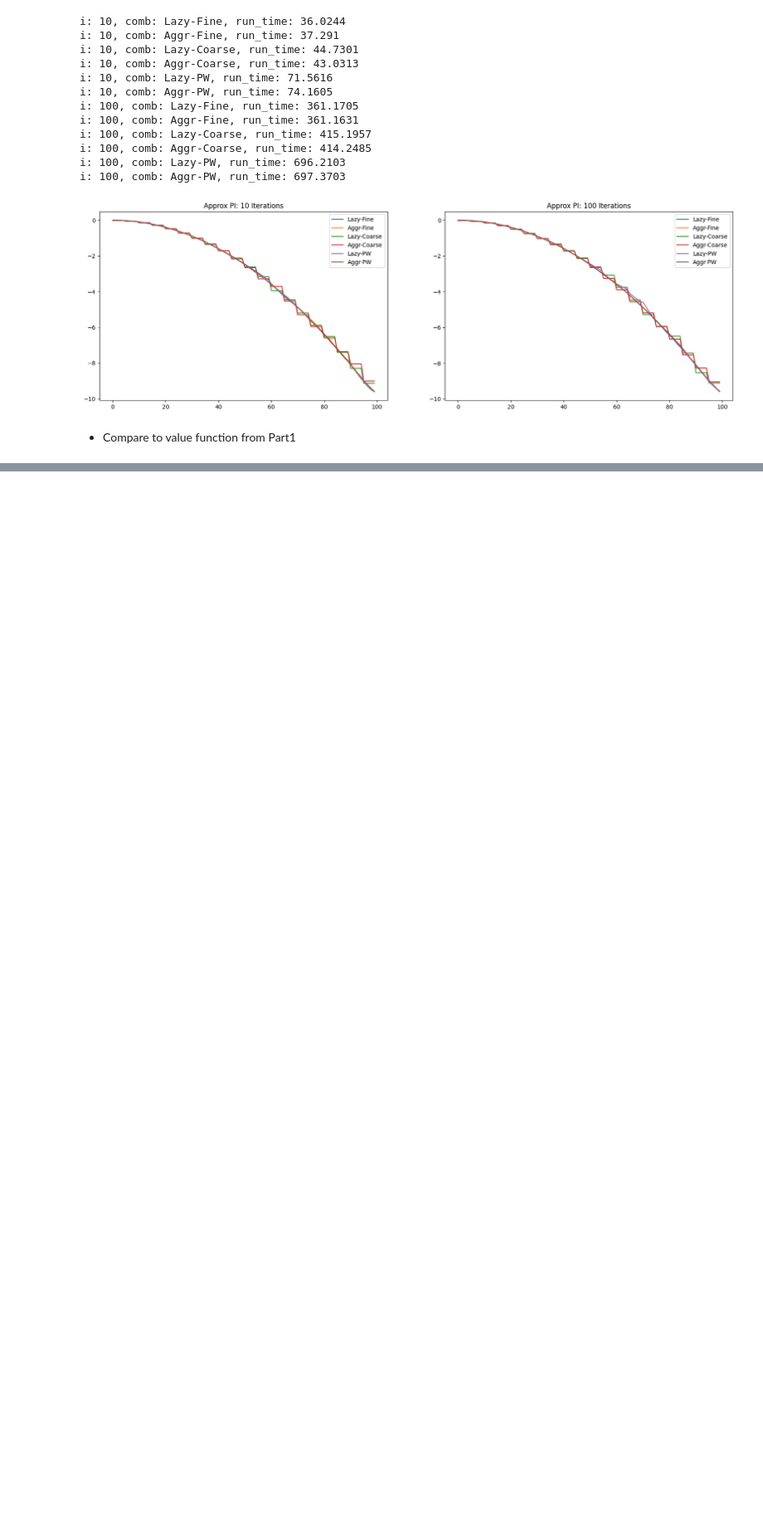
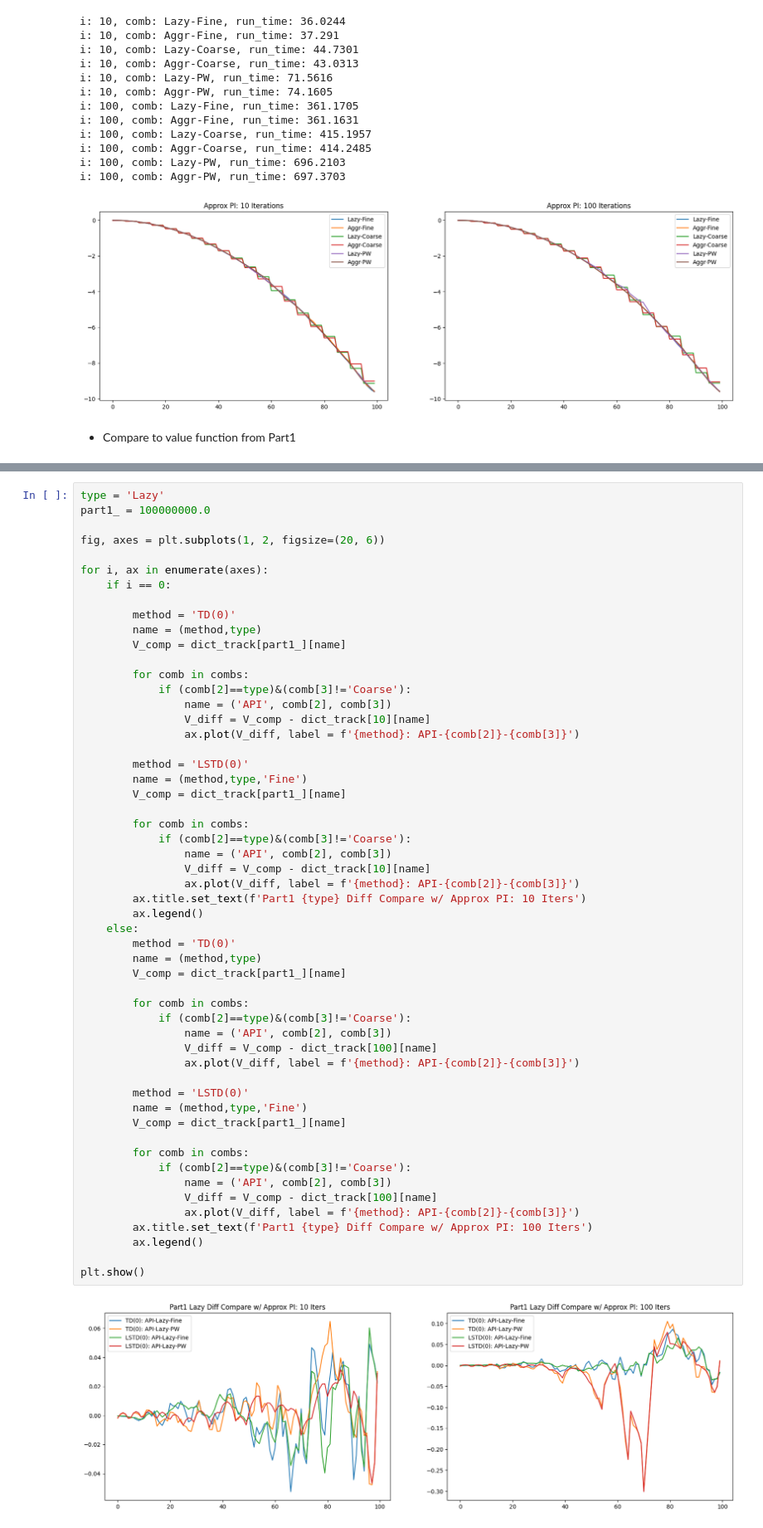
Before and after one commit to claricemottet/RL_HW, a Jupyter notebook: RL_HW2_MottetC.ipynb, the cells around one changed output, grey strips where cells are left out. Shown at 83% size. Cells and saved outputs as stored; diff of their text form; blank space fills up the shorter version.

```diff
--- a/RL_HW2_MottetC.ipynb
+++ b/RL_HW2_MottetC.ipynb
@@ -751,0 +805,56 @@ plt.show()
+# %%
+type = 'Lazy'
+part1_ = 100000000.0
+
+fig, axes = plt.subplots(1, 2, figsize=(20, 6))
+
+for i, ax in enumerate(axes):
+    if i == 0:
+
+        method = 'TD(0)'
+        name = (method,type)
+        V_comp = dict_track[part1_][name]
+
+        for comb in combs:
+            if (comb[2]==type)&(comb[3]!='Coarse'):
+                name = ('API', comb[2], comb[3])
+                V_diff = V_comp - dict_track[10][name]
+                ax.plot(V_diff, label = f'{method}: API-{comb[2]}-{comb[3]}')
+
+        method = 'LSTD(0)'
+        name = (method,type,'Fine')
+        V_comp = dict_track[part1_][name]
+
+        for comb in combs:
+            if (comb[2]==type)&(comb[3]!='Coarse'):
+                name = ('API', comb[2], comb[3])
+                V_diff = V_comp - dict_track[10][name]
+                ax.plot(V_diff, label = f'{method}: API-{comb[2]}-{comb[3]}')
+        ax.title.set_text(f'Part1 {type} Diff Compare w/ Approx PI: 10 Iters')
+        ax.legend()
+    else:
+        method = 'TD(0)'
+        name = (method,type)
+        V_comp = dict_track[part1_][name]
+
+        for comb in combs:
+            if (comb[2]==type)&(comb[3]!='Coarse'):
+                name = ('API', comb[2], comb[3])
+                V_diff = V_comp - dict_track[100][name]
+                ax.plot(V_diff, label = f'{method}: API-{comb[2]}-{comb[3]}')
+
+        method = 'LSTD(0)'
+        name = (method,type,'Fine')
+        V_comp = dict_track[part1_][name]
+
+        for comb in combs:
+            if (comb[2]==type)&(comb[3]!='Coarse'):
+                name = ('API', comb[2], comb[3])
+                V_diff = V_comp - dict_track[100][name]
+                ax.plot(V_diff, label = f'{method}: API-{comb[2]}-{comb[3]}')
+        ax.title.set_text(f'Part1 {type} Diff Compare w/ Approx PI: 100 Iters')
+        ax.legend()
+
+plt.show()
+# %% [output]
+[figure, added]
```
Also changed, not shown: parts of 16 cells of this notebook.
